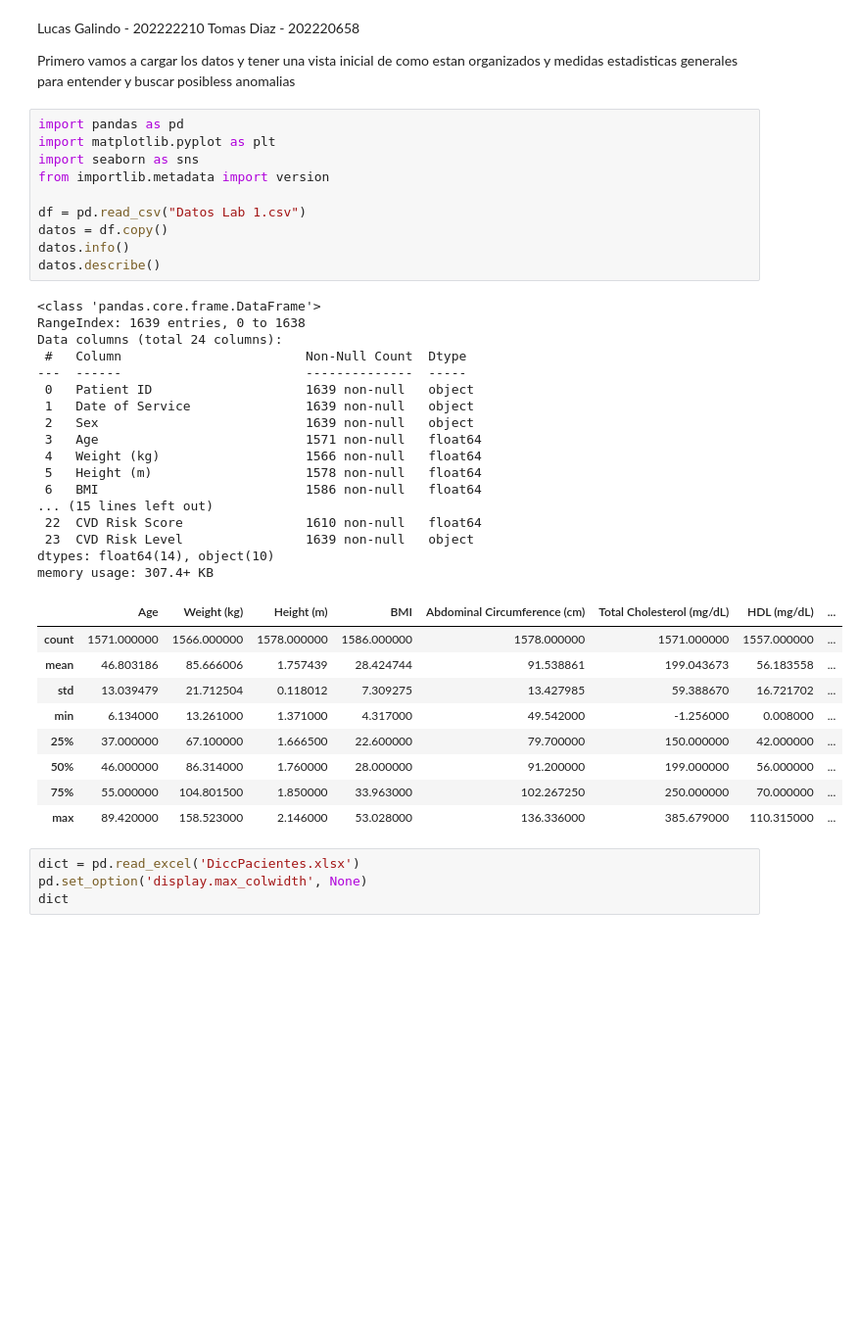
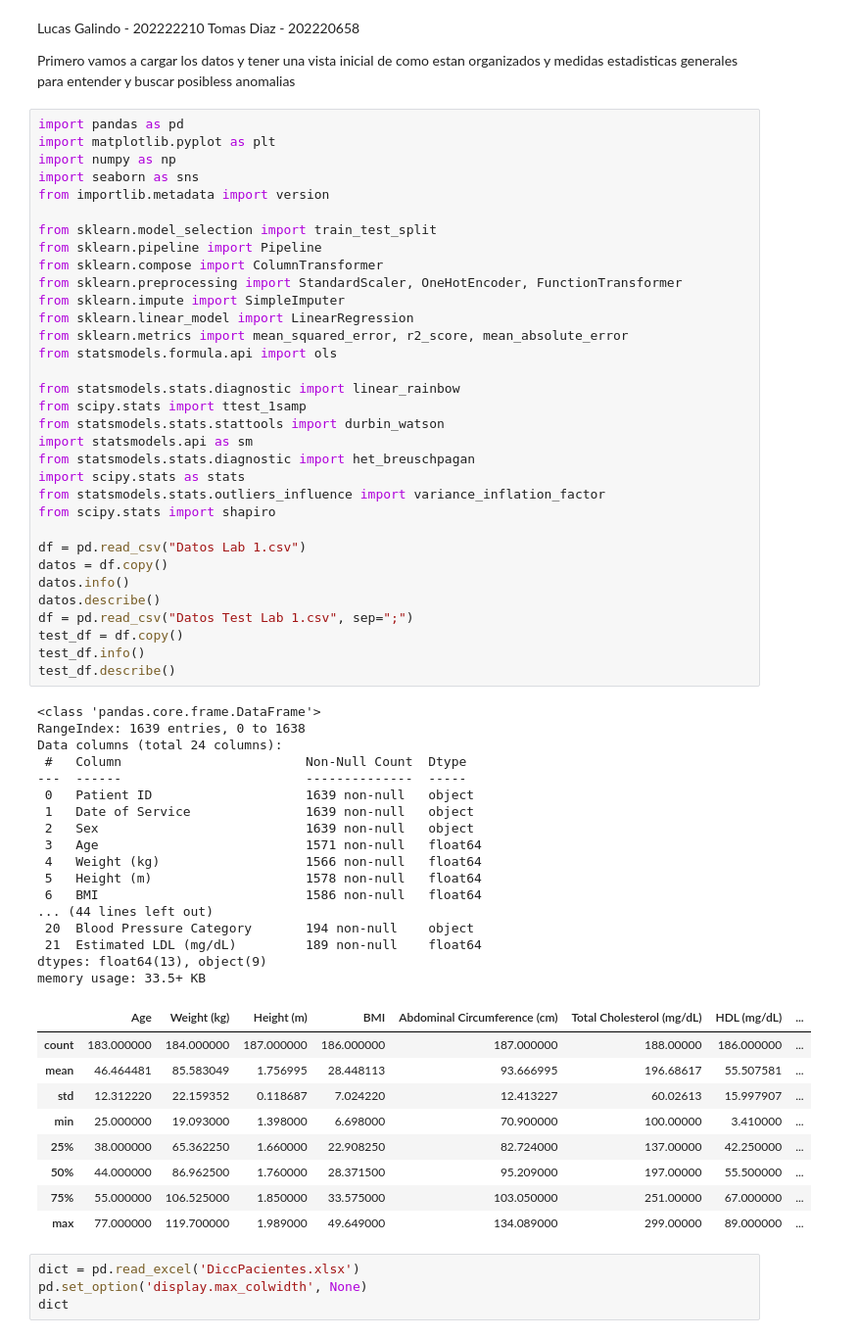
Before and after one commit to Lucasgali03/lab1-maquina, a Jupyter notebook: main.ipynb, the cells around one changed output. Shown at 98% size. Drawn from its saved outputs; the diff is of its cells as text; blank space fills up the shorter version.

```diff
--- a/main.ipynb
+++ b/main.ipynb
@@ -6,40 +6,63 @@ Primero vamos a cargar los datos y tener una vista inicial de como estan organiz
 # %%
 import pandas as pd
 import matplotlib.pyplot as plt
+import numpy as np
 import seaborn as sns
 from importlib.metadata import version
+
+from sklearn.model_selection import train_test_split
+from sklearn.pipeline import Pipeline
+from sklearn.compose import ColumnTransformer
+from sklearn.preprocessing import StandardScaler, OneHotEncoder, FunctionTransformer
+from sklearn.impute import SimpleImputer
+from sklearn.linear_model import LinearRegression
+from sklearn.metrics import mean_squared_error, r2_score, mean_absolute_error
+from statsmodels.formula.api import ols
+
+from statsmodels.stats.diagnostic import linear_rainbow
+from scipy.stats import ttest_1samp
+from statsmodels.stats.stattools import durbin_watson
+import statsmodels.api as sm
+from statsmodels.stats.diagnostic import het_breuschpagan
+import scipy.stats as stats
+from statsmodels.stats.outliers_influence import variance_inflation_factor
+from scipy.stats import shapiro
 
 df = pd.read_csv("Datos Lab 1.csv")
 datos = df.copy()
 datos.info()
 datos.describe()
+df = pd.read_csv("Datos Test Lab 1.csv", sep=";")
+test_df = df.copy()
+test_df.info()
+test_df.describe()
 # %% [output]
 <class 'pandas.core.frame.DataFrame'>
 RangeIndex: 1639 entries, 0 to 1638
 Data columns (total 24 columns):
  #   Column                        Non-Null Count  Dtype
 ---  ------                        --------------  -----
  0   Patient ID                    1639 non-null   object
  1   Date of Service               1639 non-null   object
  2   Sex                           1639 non-null   object
  3   Age                           1571 non-null   float64
  4   Weight (kg)                   1566 non-null   float64
  5   Height (m)                    1578 non-null   float64
  6   BMI                           1586 non-null   float64
-... (15 lines left out)
- 22  CVD Risk Score                1610 non-null   float64
- 23  CVD Risk Level                1639 non-null   object
-dtypes: float64(14), object(10)
-memory usage: 307.4+ KB
+... (44 lines left out)
+ 20  Blood Pressure Category       194 non-null    object
+ 21  Estimated LDL (mg/dL)         189 non-null    float64
+dtypes: float64(13), object(9)
+memory usage: 33.5+ KB
 |  | Age | Weight (kg) | Height (m) | BMI | Abdominal Circumference (cm) | Total Cholesterol (mg/dL) | HDL (mg/dL) | ... |
-| count | 1571.000000 | 1566.000000 | 1578.000000 | 1586.000000 | 1578.000000 | 1571.000000 | 1557.000000 | ... |
-| mean | 46.803186 | 85.666006 | 1.757439 | 28.424744 | 91.538861 | 199.043673 | 56.183558 | ... |
-| std | 13.039479 | 21.712504 | 0.118012 | 7.309275 | 13.427985 | 59.388670 | 16.721702 | ... |
-| min | 6.134000 | 13.261000 | 1.371000 | 4.317000 | 49.542000 | -1.256000 | 0.008000 | ... |
-| 25% | 37.000000 | 67.100000 | 1.666500 | 22.600000 | 79.700000 | 150.000000 | 42.000000 | ... |
-| 50% | 46.000000 | 86.314000 | 1.760000 | 28.000000 | 91.200000 | 199.000000 | 56.000000 | ... |
-| 75% | 55.000000 | 104.801500 | 1.850000 | 33.963000 | 102.267250 | 250.000000 | 70.000000 | ... |
-| max | 89.420000 | 158.523000 | 2.146000 | 53.028000 | 136.336000 | 385.679000 | 110.315000 | ... |
+| count | 183.000000 | 184.000000 | 187.000000 | 186.000000 | 187.000000 | 188.00000 | 186.000000 | ... |
+| mean | 46.464481 | 85.583049 | 1.756995 | 28.448113 | 93.666995 | 196.68617 | 55.507581 | ... |
+| std | 12.312220 | 22.159352 | 0.118687 | 7.024220 | 12.413227 | 60.02613 | 15.997907 | ... |
+| min | 25.000000 | 19.093000 | 1.398000 | 6.698000 | 70.900000 | 100.00000 | 3.410000 | ... |
+| 25% | 38.000000 | 65.362250 | 1.660000 | 22.908250 | 82.724000 | 137.00000 | 42.250000 | ... |
+| 50% | 44.000000 | 86.962500 | 1.760000 | 28.371500 | 95.209000 | 197.00000 | 55.500000 | ... |
+| 75% | 55.000000 | 106.525000 | 1.850000 | 33.575000 | 103.050000 | 251.00000 | 67.000000 | ... |
+| max | 77.000000 | 119.700000 | 1.989000 | 49.649000 | 134.089000 | 299.00000 | 89.000000 | ... |
 # %%
 dict = pd.read_excel('DiccPacientes.xlsx')
 pd.set_option('display.max_colwidth', None)
```
Also changed, not shown: parts of 22 cells of this notebook.
